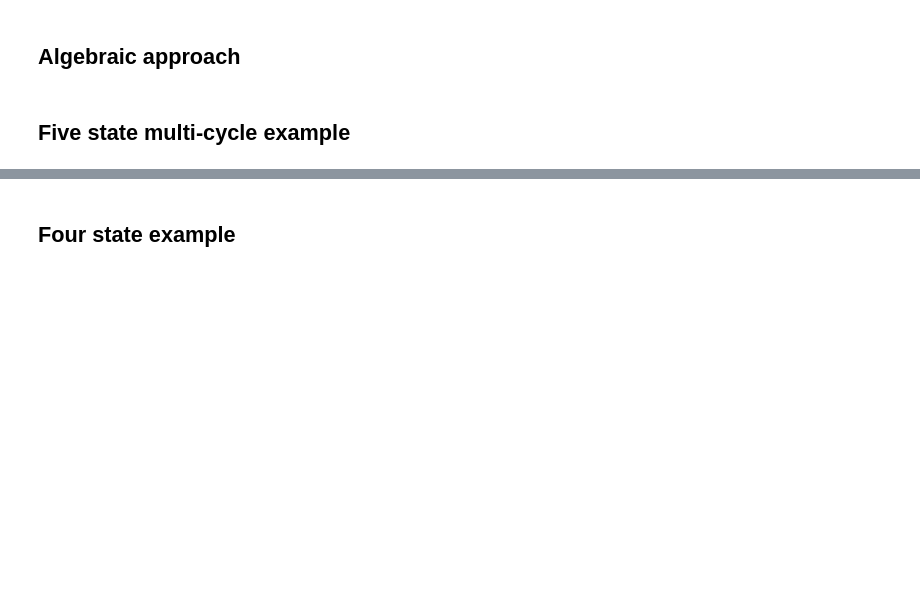
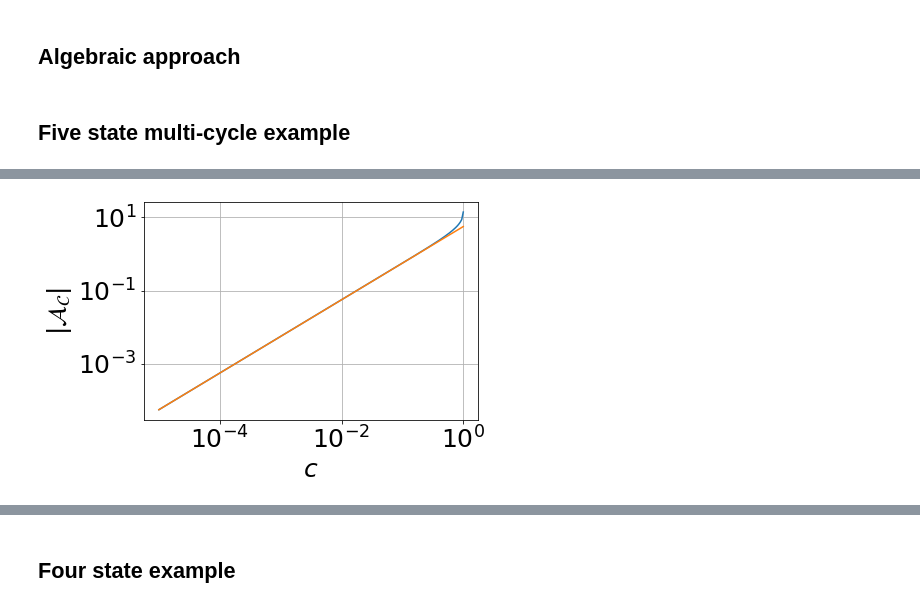
Before and after one commit to larstors/Master-Thesis, a Jupyter notebook: Code/affinity.ipynb, the cells around one changed output, grey strips where cells are left out. Drawn from its saved outputs; the diff is of its cells as text; code cells hidden in the pictures; blank space fills up the shorter version.

Commit message:
Finished entropy and affinities?

```diff
--- a/Code/affinity.ipynb
+++ b/Code/affinity.ipynb
@@ -253,7 +246,7 @@ def L_full(A: np.ndarray, E: np.ndarray, cyc: np.ndarray, scaling: np.ndarray, d
     k = np.zeros((N,N))
 
     if len(cyc) == 1:
-        k = k_singlecycle(A, E, cyc, scaling)
+        k = k_singlecycle(A, E, cyc[0], scaling, direction=direction)
     elif len(cyc) > 1:
         k = k_multicycle(A, E, cyc, scaling, direction)[0]
 
@@ -326,3 +342,64 @@ L, peq, La, Ls = L_full(Adj, Energies, cyc, scaling, direction)
 
 # plot_network(Adj, we=0.1*Adj, position=pos, name="figures/3cycles", node_color=np.ones(5), edge_name="r")
 # printMatrix(Adj)
+# %%
+N = 5
+
+Adj = np.array([[0, 1, 0, 1, 0], [1, 0, 1, 1, 0], [0, 1, 0, 1, 1], [1, 1, 1, 0, 1], [0, 0, 1, 1, 0]])
+Energies = rn.uniform(low=0.0, high=1.0, size=(N))
+
+cyc = np.array([[1, 2, 4]])
+# %%
+
+
+c = np.logspace(-5, np.log10(0.999), 200, base=10, endpoint=True)
+
+def Lambda(E, c, cyc, orientation):
+    lam = 0
+
+    prop = []
+    for i in range(len(cyc)):
+        prop.append(np.exp(-(E[cyc[i-1]-1] + E[cyc[i]-1])/2))
+
+    l = min(prop)
+
+    for i in range(len(cyc)):
+        lam += l * 1 / prop[i]
+    return lam
+
+def Lambda2(E, c, cyc, orientation):
+    lam = 0
+
+    prop = []
+    for i in range(len(cyc)):
+        prop.append(np.exp(-(E[cyc[i-1]-1] + E[cyc[i]-1])/2))
+
+    l = min(prop)
+
+    for i in range(len(cyc)):
+        lam += 2*np.arctanh(c * orientation * l * prop[i]**(-1))
+    return lam
+
+
+affinities = []
+af2 = []
+af3 = []
+for i in c:
+    L, peq, La, Ls = L_full(Adj, Energies, cyc, i, 1)
+    affinities.append(Cycle_Affinity(L, peq, cyc[0]))
+    af2.append(Lambda(Energies, i, cyc[0], 1) * 2 * i * (1))
+    af3.append(Lambda2(Energies, i, cyc[0], 1))
+
+print(affinities)
+print(af2)
+
+
+plt.plot(c, np.abs(affinities))
+plt.plot(c, np.abs(af2))
+#plt.plot(c, np.abs(af3))
+plt.xlabel(r"$c$")
+plt.ylabel(r"$|\mathcal{A}_\mathcal{C}|$")
+plt.grid()
+plt.xscale("log")
+plt.yscale("log")
+# %% [output]
@@ -329,3 +423,4 @@ L, peq, La, Ls = L_full(Adj, Energies, cyc, scaling, direction)
+[figure, added]
 # %%
 
 current = np.zeros_like(L)
```
Also changed, not shown: parts of 6 cells of this notebook, 1 other file.
